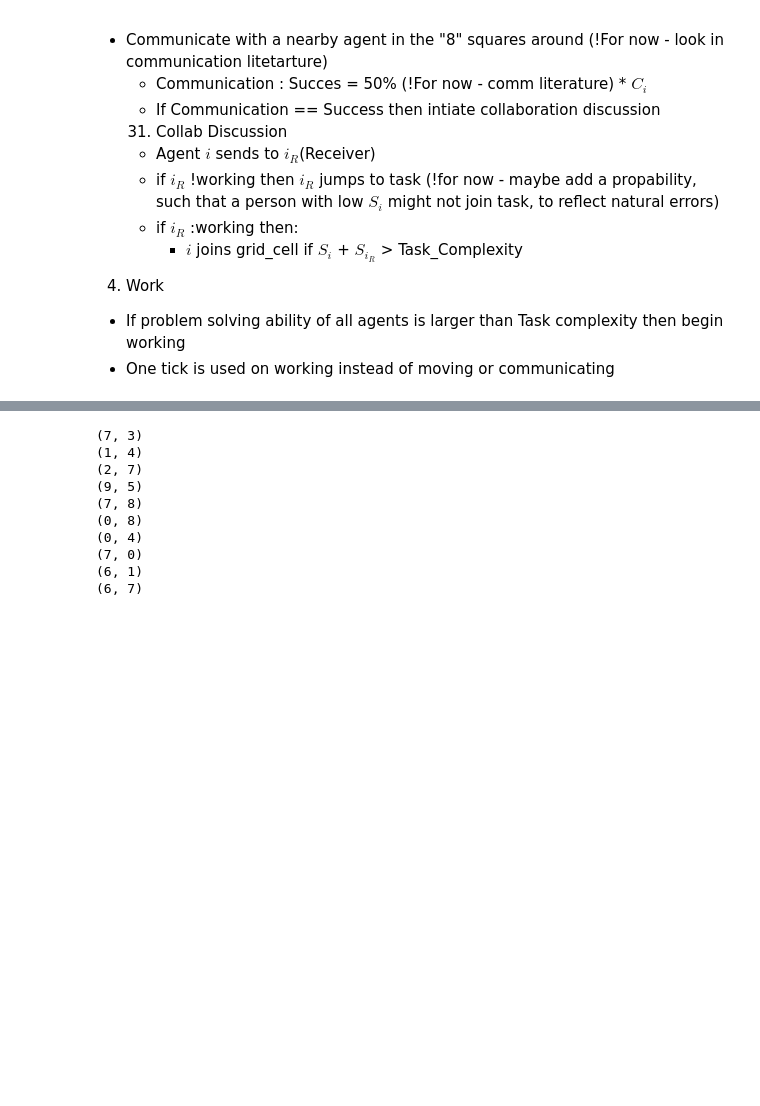
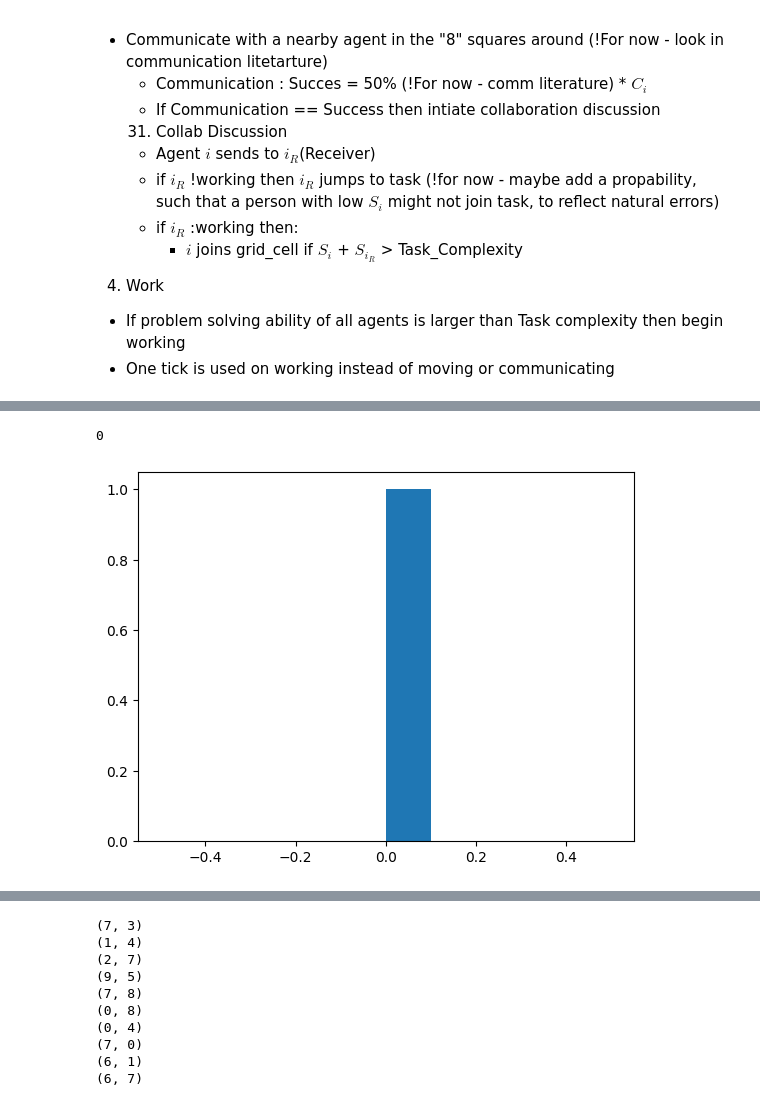
Before and after one commit to ElisiusKLP/SocialCulturalABM, a Jupyter notebook: abm_model/team_model_1.ipynb, the cells around one changed output, grey strips where cells are left out. Cells and saved outputs as stored; diff of their text form; code cells hidden in the pictures; blank space fills up the shorter version.

```diff
--- a/abm_model/team_model_1.ipynb
+++ b/abm_model/team_model_1.ipynb
@@ -234,3 +261,10 @@ agent_locations = model.datacollector.get_model_vars_dataframe()["Agent Location
+# %%
+
+plt.hist(var.loc[0, "Accomplished"] )
+var.loc[0, "Accomplished"]
+# %% [output]
+0
+[figure, added]
 # %%
 # Create a visualization module using CanvasGrid
 def agent_portrayal(agent):
```
Also changed, not shown: parts of 10 cells of this notebook, 3 other files.
